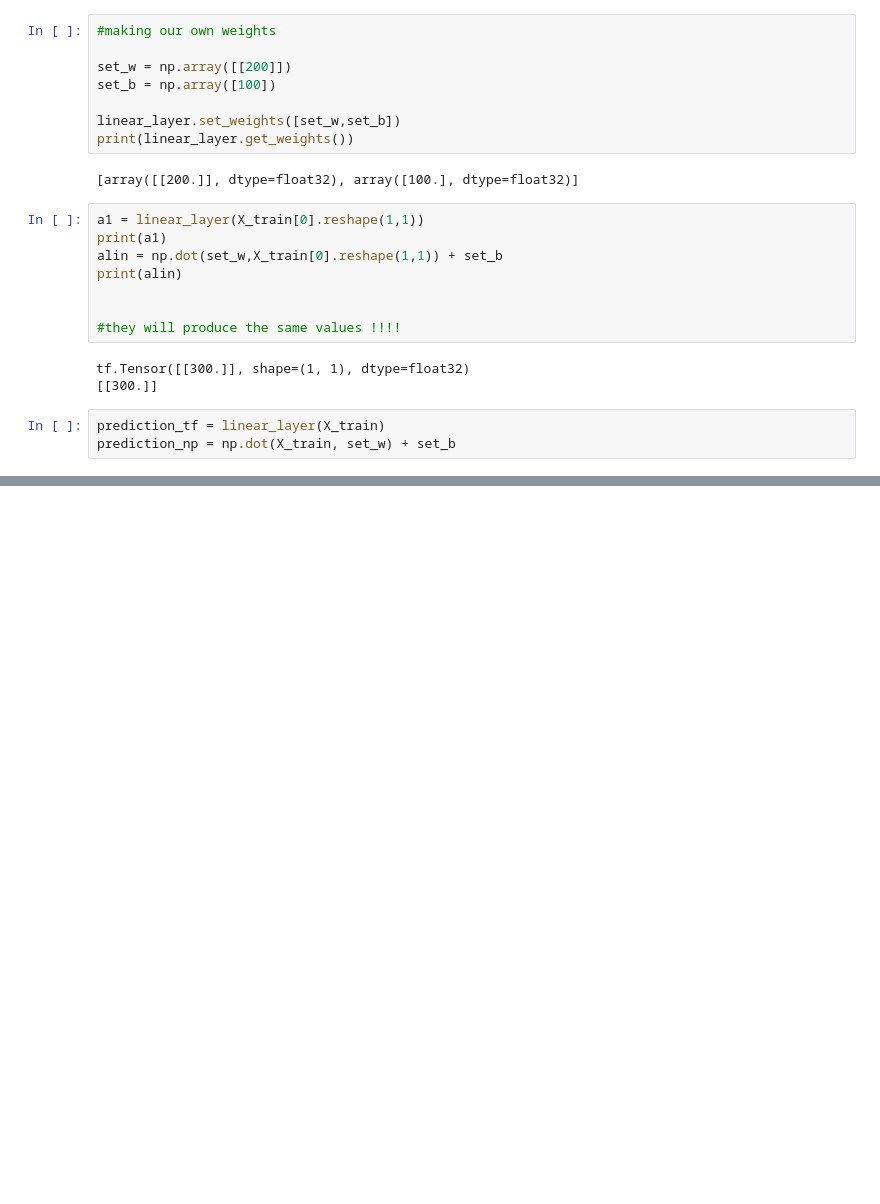
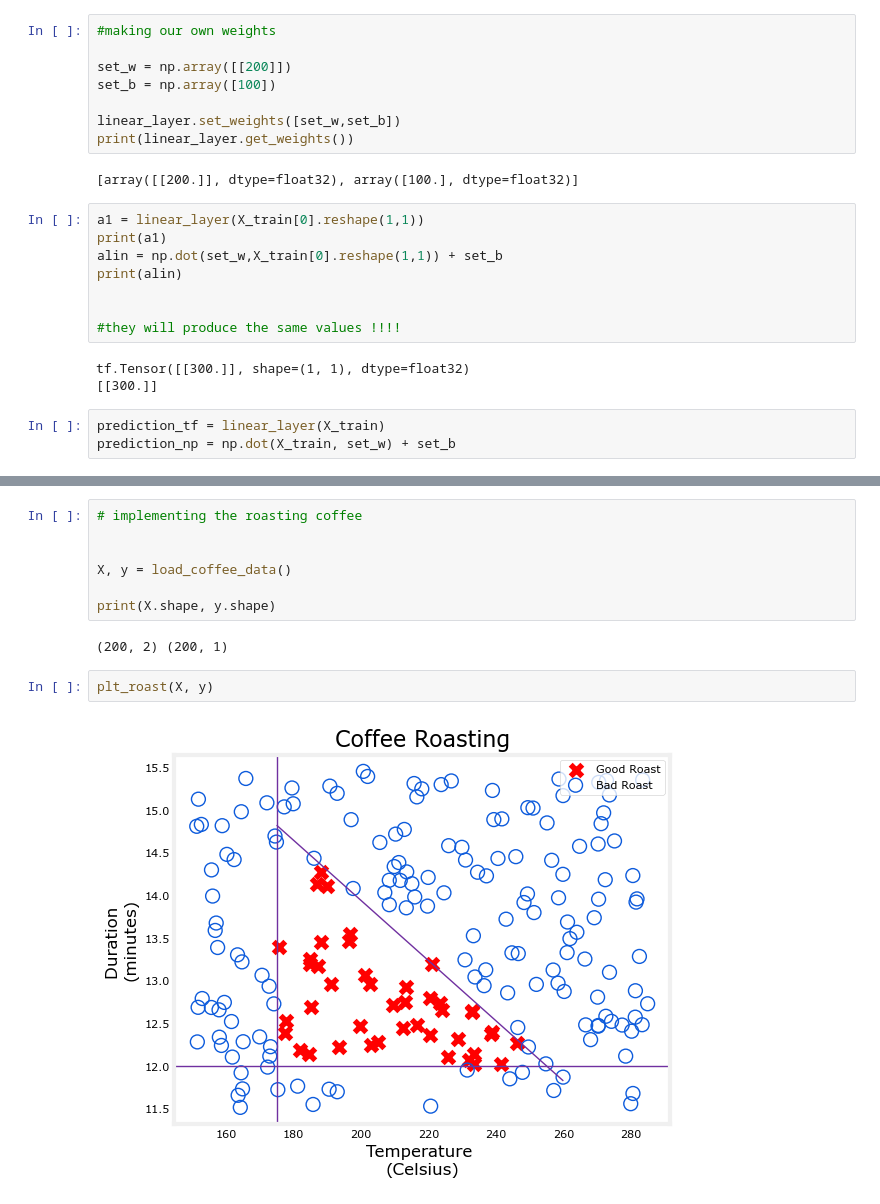
Before and after one commit to pmodran/andrew.ng, a Jupyter notebook: machine.learning/c2/week1/paulc2w1.ipynb, the cells around one changed output, grey strips where cells are left out. Cells and saved outputs as stored; diff of their text form; blank space fills up the shorter version.

```diff
--- a/machine.learning/c2/week1/paulc2w1.ipynb
+++ b/machine.learning/c2/week1/paulc2w1.ipynb
@@ -113,0 +117,13 @@ print(pp5)
+# %%
+# implementing the roasting coffee
+
+
+X, y = load_coffee_data()
+
+print(X.shape, y.shape)
+# %% [output]
+(200, 2) (200, 1)
+# %%
+plt_roast(X, y)
+# %% [output]
+[figure, added]
```
Also changed, not shown: parts of 8 cells of this notebook, 9 other files.
